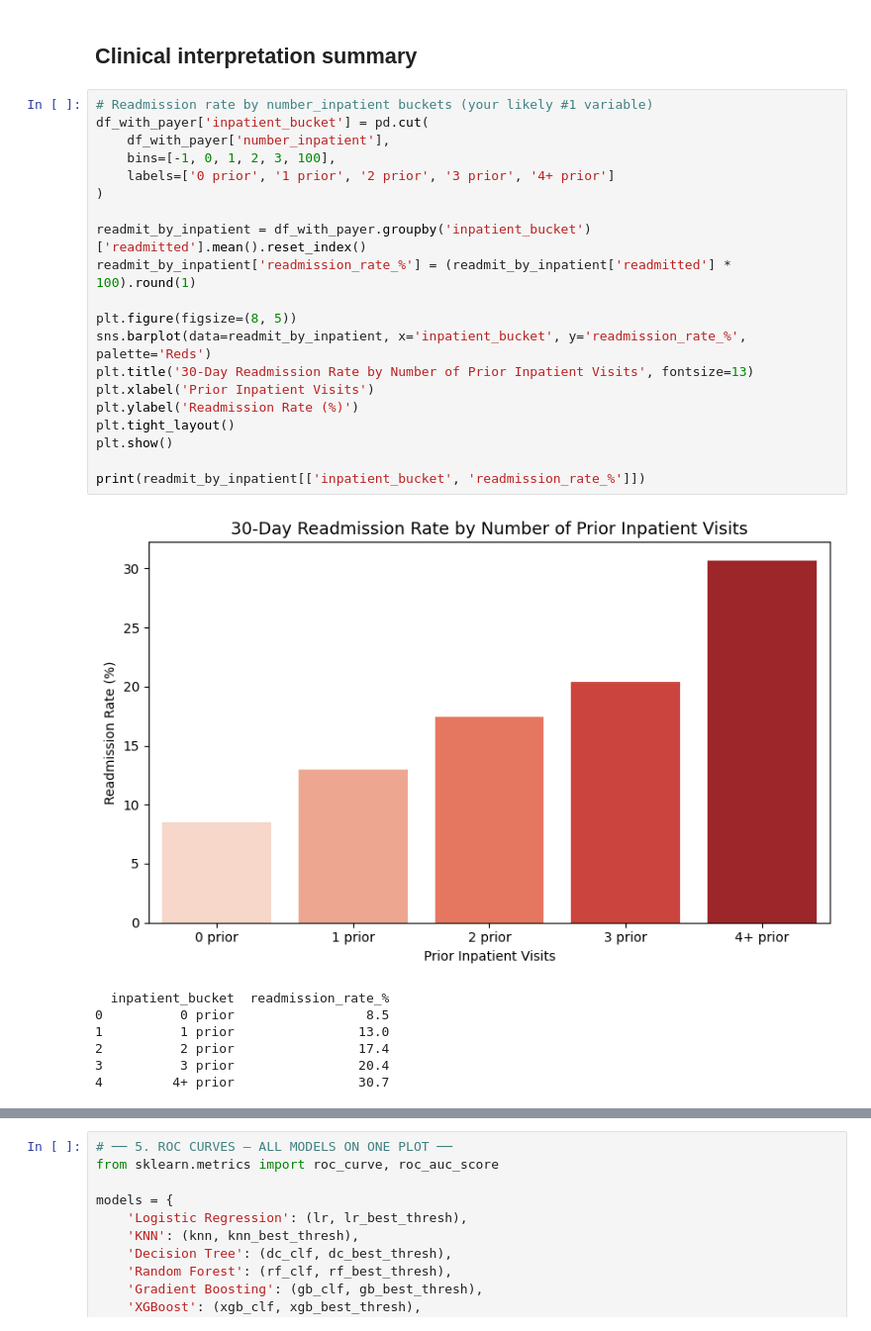
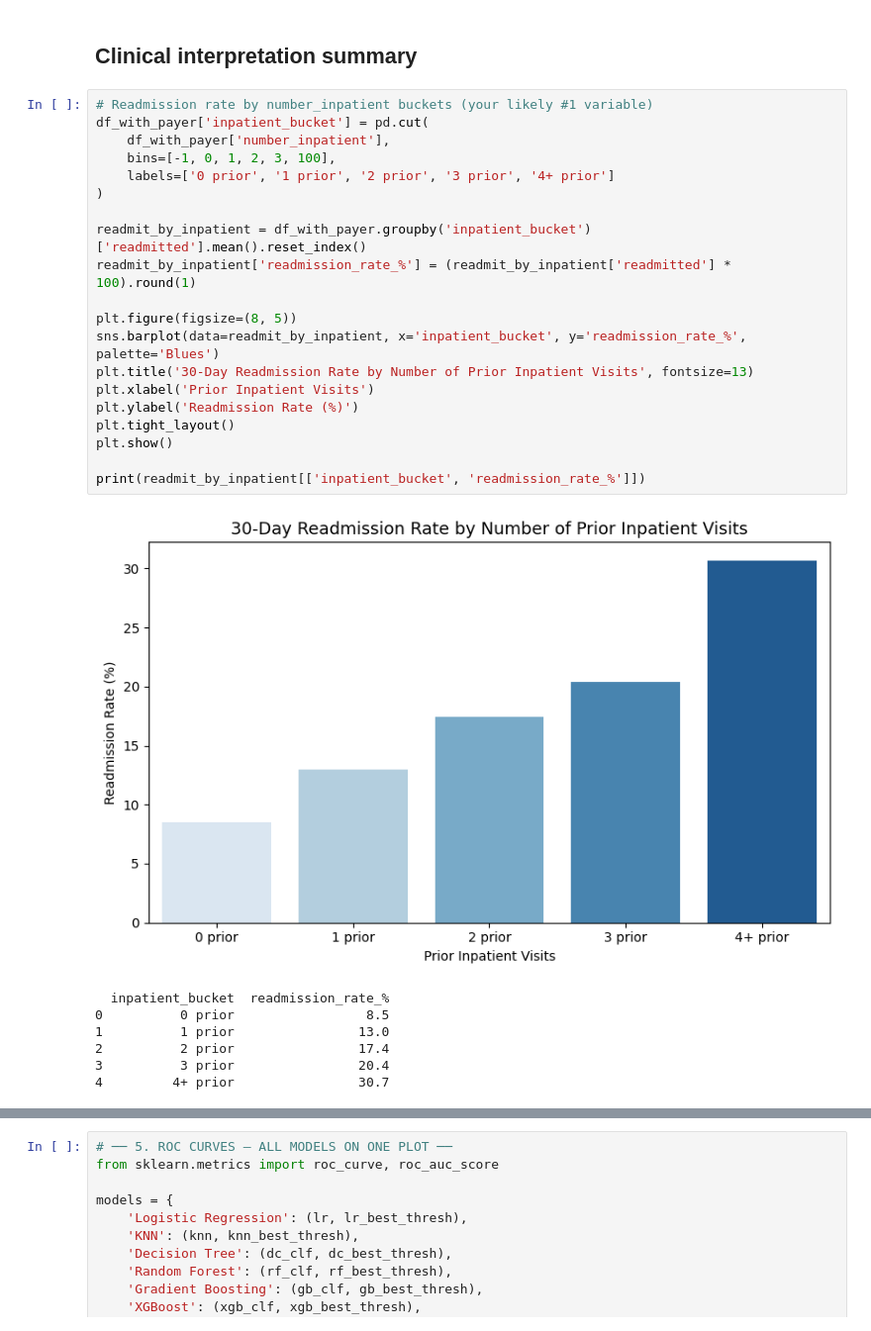
Before and after one commit to xiaohongchen01/diabetes_readmission_prediction, a Jupyter notebook: df_with_payer_models.ipynb, the cells around one changed output, grey strips where cells are left out. Shown at 99% size. Drawn from its saved outputs; the diff is of its cells as text.

```diff
--- a/df_with_payer_models.ipynb
+++ b/df_with_payer_models.ipynb
@@ -1183,25 +1184,25 @@ plt.show()
 # %%
 # Readmission rate by number_inpatient buckets (your likely #1 variable)
 df_with_payer['inpatient_bucket'] = pd.cut(
     df_with_payer['number_inpatient'],
     bins=[-1, 0, 1, 2, 3, 100],
     labels=['0 prior', '1 prior', '2 prior', '3 prior', '4+ prior']
 )
 
 readmit_by_inpatient = df_with_payer.groupby('inpatient_bucket')['readmitted'].mean().reset_index()
 readmit_by_inpatient['readmission_rate_%'] = (readmit_by_inpatient['readmitted'] * 100).round(1)
 
 plt.figure(figsize=(8, 5))
-sns.barplot(data=readmit_by_inpatient, x='inpatient_bucket', y='readmission_rate_%', palette='Reds')
+sns.barplot(data=readmit_by_inpatient, x='inpatient_bucket', y='readmission_rate_%', palette='Blues')
 plt.title('30-Day Readmission Rate by Number of Prior Inpatient Visits', fontsize=13)
 plt.xlabel('Prior Inpatient Visits')
 plt.ylabel('Readmission Rate (%)')
 plt.tight_layout()
 plt.show()
 
 print(readmit_by_inpatient[['inpatient_bucket', 'readmission_rate_%']])
 # %% [output]
-[figure, old version]
+[figure, new version]
   inpatient_bucket  readmission_rate_%
 0          0 prior                 8.5
 1          1 prior                13.0
```
Also changed, not shown: parts of 27 cells of this notebook, 4 other files.
